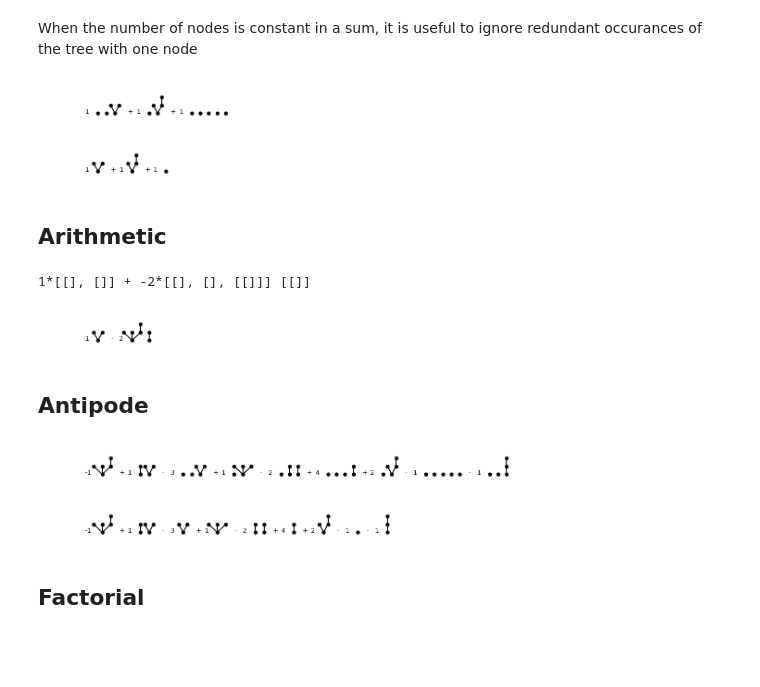
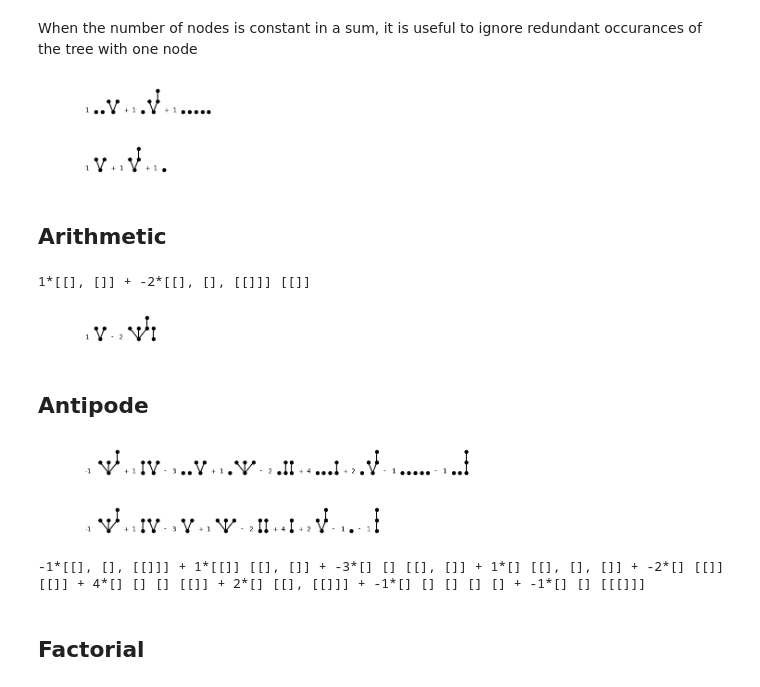
Before and after one commit to daniil-shmelev/kauri, a Jupyter notebook: example.ipynb, the cells around one changed output. Saved outputs shown, nothing was run; the diff lists cells and outputs as text; code cells hidden in the pictures; blank space fills up the shorter version.

Commit message:
Fixed display

```diff
--- a/example.ipynb
+++ b/example.ipynb
@@ -18,37 +18,41 @@ True
 # %% [markdown]
 When the number of nodes is constant in a sum, it is useful to ignore redundant occurances of the tree with one node
 # %%
-t1 = Tree([])
-t2 = Tree([[],[]])
-t3 = Tree([[],[[]]])
+t1 = rt.Tree([])
+t2 = rt.Tree([[],[]])
+t3 = rt.Tree([[],[[]]])
 f = t1 * t1 * t2 + t1 * t3 + t1 * t1 * t1 * t1 * t1
-display(f)
-display(f.singleton_reduced())
+rt.display(f)
+rt.display(f.singleton_reduced())
 # %% [output]
-[figure, old version]
+[figure, new version]
-[figure, old version]
+[figure, new version]
 # %% [markdown]
 ## Arithmetic
 # %%
-t1 = Tree([[],[]])
-t2 = Tree([[],[],[[]]])
-t3 = Tree([[]])
+t1 = rt.Tree([[],[]])
+t2 = rt.Tree([[],[],[[]]])
+t3 = rt.Tree([[]])
 t4 = t1 - 2 * t2 * t3
 print(t4)
-display(t4)
+rt.display(t4)
 # %% [output]
 1*[[], []] + -2*[[], [], [[]]] [[]]
-[figure, old version]
+[figure, new version]
 # %% [markdown]
 ## Antipode
 # %%
-t1 = Tree([[],[],[[]]])
+t1 = rt.Tree([[],[],[[]]])
 t2 = t1.antipode()
-display(t2)
-display(t2.singleton_reduced())
+rt.display(t2)
+rt.display(t2.singleton_reduced())
 # %% [output]
-[figure, old version]
+[figure, new version]
-[figure, old version]
+[figure, new version]
+# %%
+print(t2)
+# %% [output]
+-1*[[], [], [[]]] + 1*[[]] [[], []] + -3*[] [] [[], []] + 1*[] [[], [], []] + -2*[] [[]] [[]] + 4*[] [] [] [[]] + 2*[] [[], [[]]] + -1*[] [] [] [] [] + -1*[] [] [[[]]]
 # %% [markdown]
 ## Factorial
 # %%
```
Also changed, not shown: parts of 8 cells of this notebook, 4 other files.
